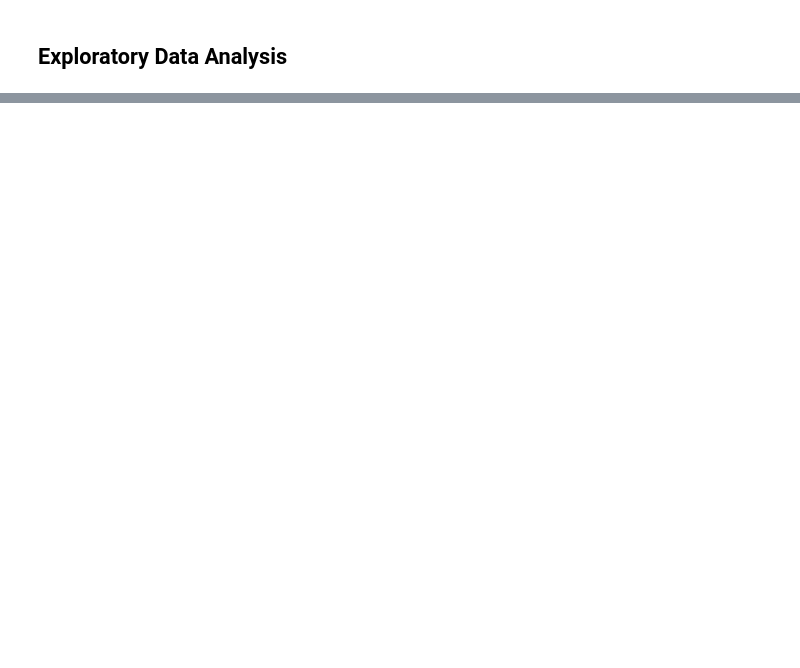
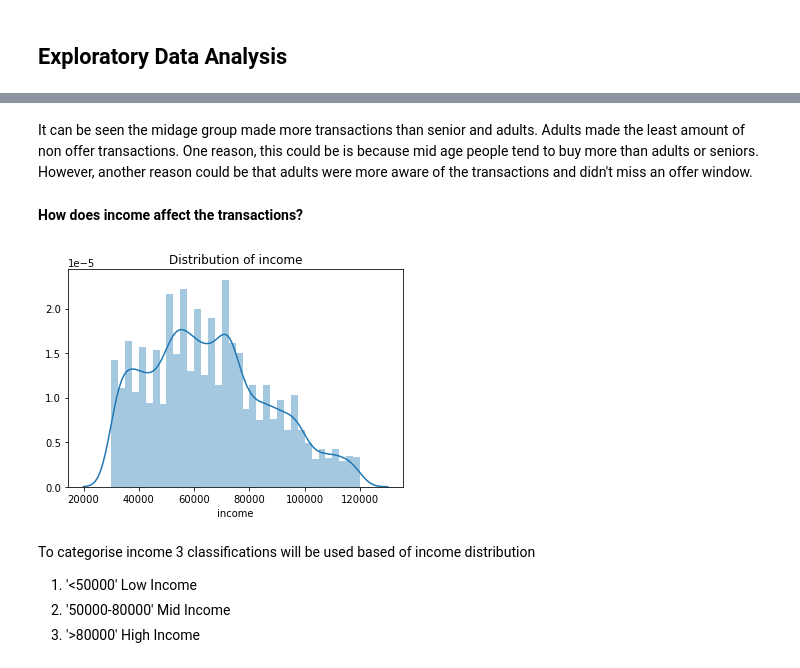
Before and after one commit to Kaiseryang1224/Starbucks_Capstone, a Jupyter notebook: Starbucks_Capstone_notebook.ipynb, the cells around one changed output, grey strips where cells are left out. Cells and saved outputs as stored; diff of their text form; code cells hidden in the pictures; blank space fills up the shorter version.

```diff
--- a/Starbucks_Capstone_notebook.ipynb
+++ b/Starbucks_Capstone_notebook.ipynb
@@ -724,0 +801,15 @@ After cleaning we have two dataframes
+# %% [markdown]
+It can be seen the midage group made more transactions than senior and adults. Adults made the least amount of non offer transactions. One reason, this could be is because mid age people tend to buy more than adults or seniors. However, another reason could be that adults were more aware of the transactions and didn't miss an offer window.
+# %% [markdown]
+**How does income affect the transactions?**
+# %%
+#First the distribution of income will be seen
+sns.distplot(profile.income)
+plt.title('Distribution of income');
+# %% [output]
+[figure, added]
+# %% [markdown]
+To categorise income 3 classifications will be used based of income distribution
+1. '<50000' Low Income
+2. '50000-80000' Mid Income
+3. '>80000' High Income
```
Also changed, not shown: parts of 105 cells of this notebook, 1 other file.
